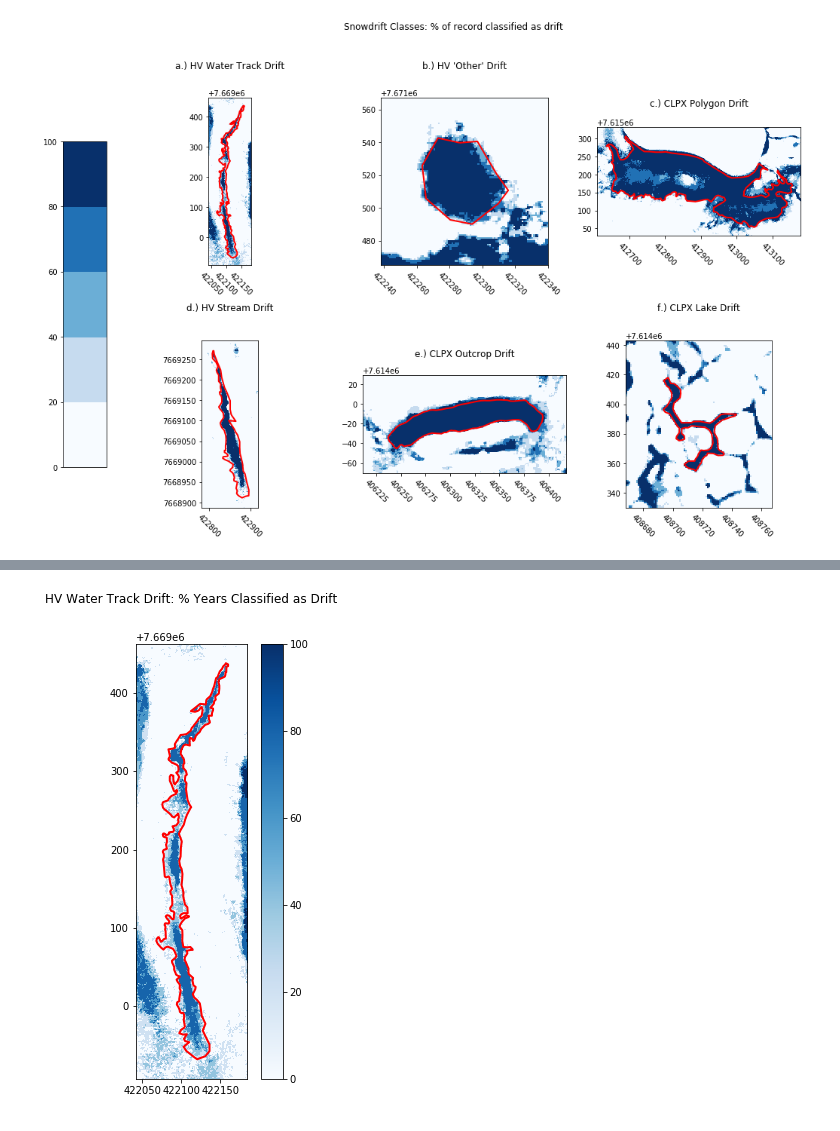
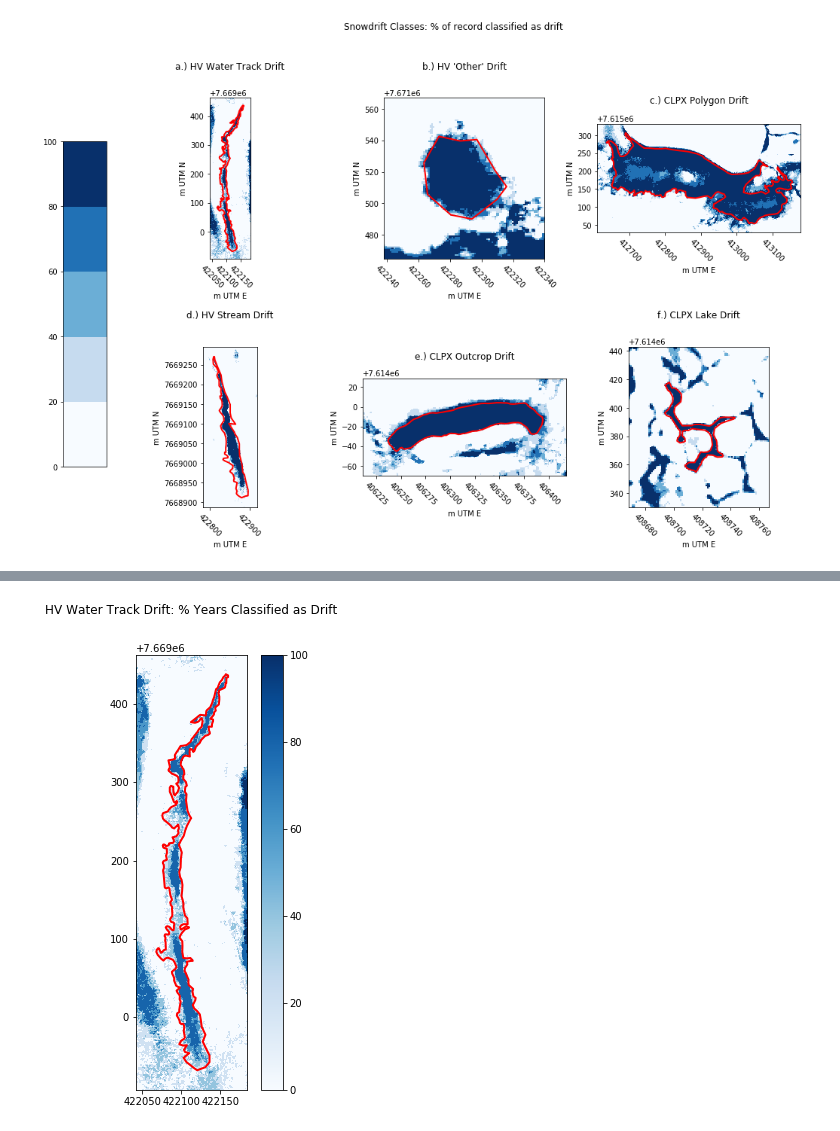
Before and after one commit to charparr/drift_class_to_go, a Jupyter notebook: drift_inventory/notebooks/plot_all_drift_classes.ipynb, the cells around one changed output, grey strips where cells are left out. Cells and saved outputs as stored; diff of their text form; code cells hidden in the pictures.

```diff
--- a/drift_inventory/notebooks/plot_all_drift_classes.ipynb
+++ b/drift_inventory/notebooks/plot_all_drift_classes.ipynb
@@ -48,34 +48,35 @@ while i < len(drift_plot_info):
     col_skip = abs(src.bounds.left - left)
     row_skip = src.bounds.top - top
     coords = drift_poly['geometry']['coordinates'][0]
     drift = Polygon(coords)
     patches = [PolygonPatch(drift, edgecolor="red", facecolor="none", linewidth=2)]
 
     win = Window(col_skip, row_skip, width, height)
 
     with rasterio.open(drift_plot_info[i][2]) as src:
         src_transform = src.transform
         win_transform = src.window_transform(win)
         w = src.read(1, window=Window(col_skip, row_skip, width, height))
         if i < 3:
             im = rasterio.plot.show(w/w.max() * 100, transform=win_transform, ax=axes[0][i], cmap=cmap)
             axes[0][i].add_collection(mpl.collections.PatchCollection(patches, match_original=True))
             axes[0][i].tick_params(axis='x', labelrotation=315)
         else:
             im = rasterio.plot.show(w/w.max() * 100, transform=win_transform, ax=axes[1][i-3], cmap=cmap)
             axes[1][i-3].add_collection(mpl.collections.PatchCollection(patches, match_original=True))
             axes[1][i-3].tick_params(axis='x', labelrotation=315)
 
         im.set_title(drift_plot_info[i][3], y=1.15)
         i += 1
 
-        .xlabel('m UTM E')
-        plt.ylabel('m UTM N')
+        im.set_xlabel('m UTM E')
+        im.set_ylabel('m UTM N')
+
 cax = fig.add_axes( [0.05, 0.2, 0.05, 0.6] )
 plt.colorbar(mappable=im.get_children()[-2], cax=cax, ticks = ( [0, 20, 40, 60, 80, 100] ) )
 cax.yaxis.set_ticks_position('left')
-plt.subplots_adjust(wspace=0.15, hspace=0.45)
+plt.subplots_adjust(wspace=0.15, hspace=0.55)
 plt.suptitle("Snowdrift Classes: % of record classified as drift", y=1.02)
 plt.savefig('../figs/multipanel.png',dpi=300,bbox_inches='tight')
 # %% [output]
-[figure, old version]
+[figure, new version]
```
Also changed, not shown: parts of 1 cell of this notebook, 1 other file.
